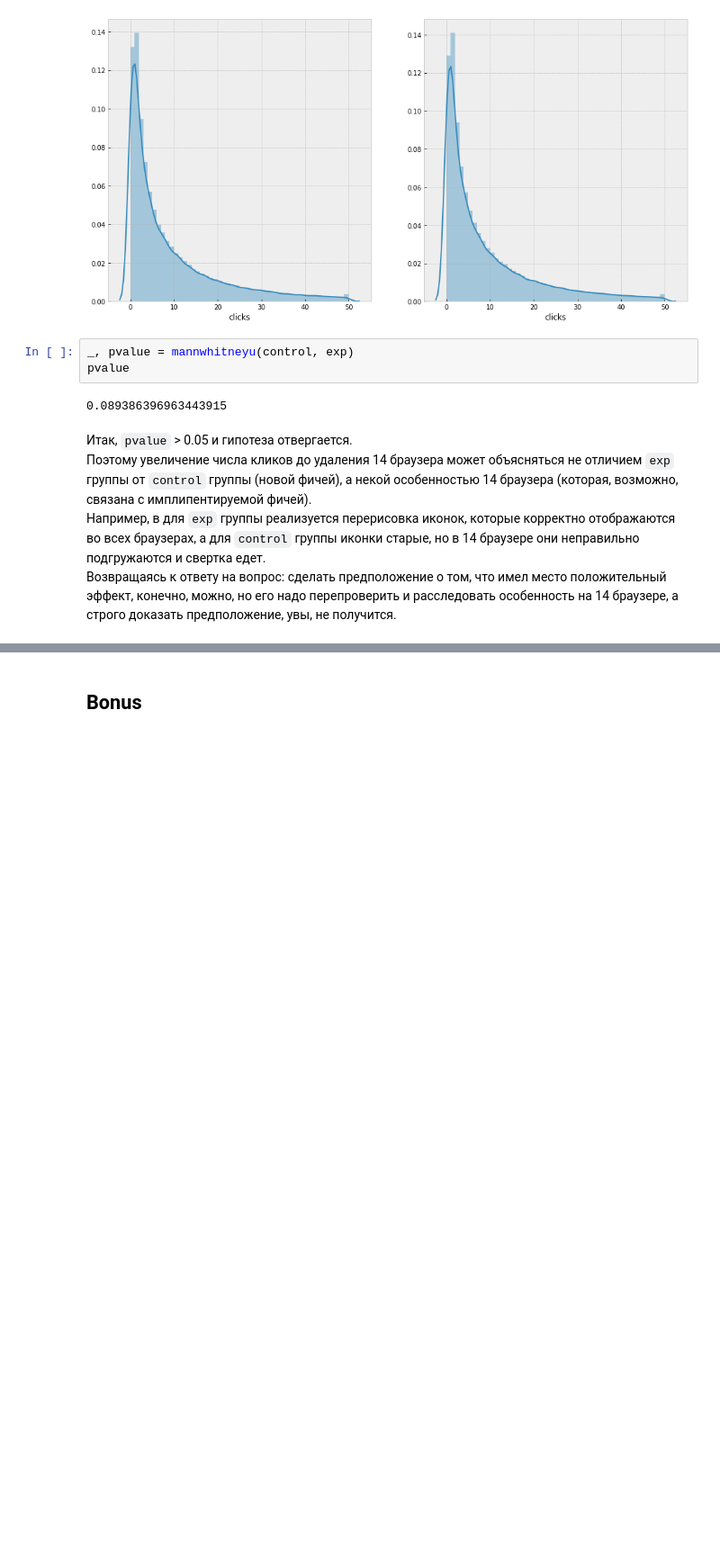
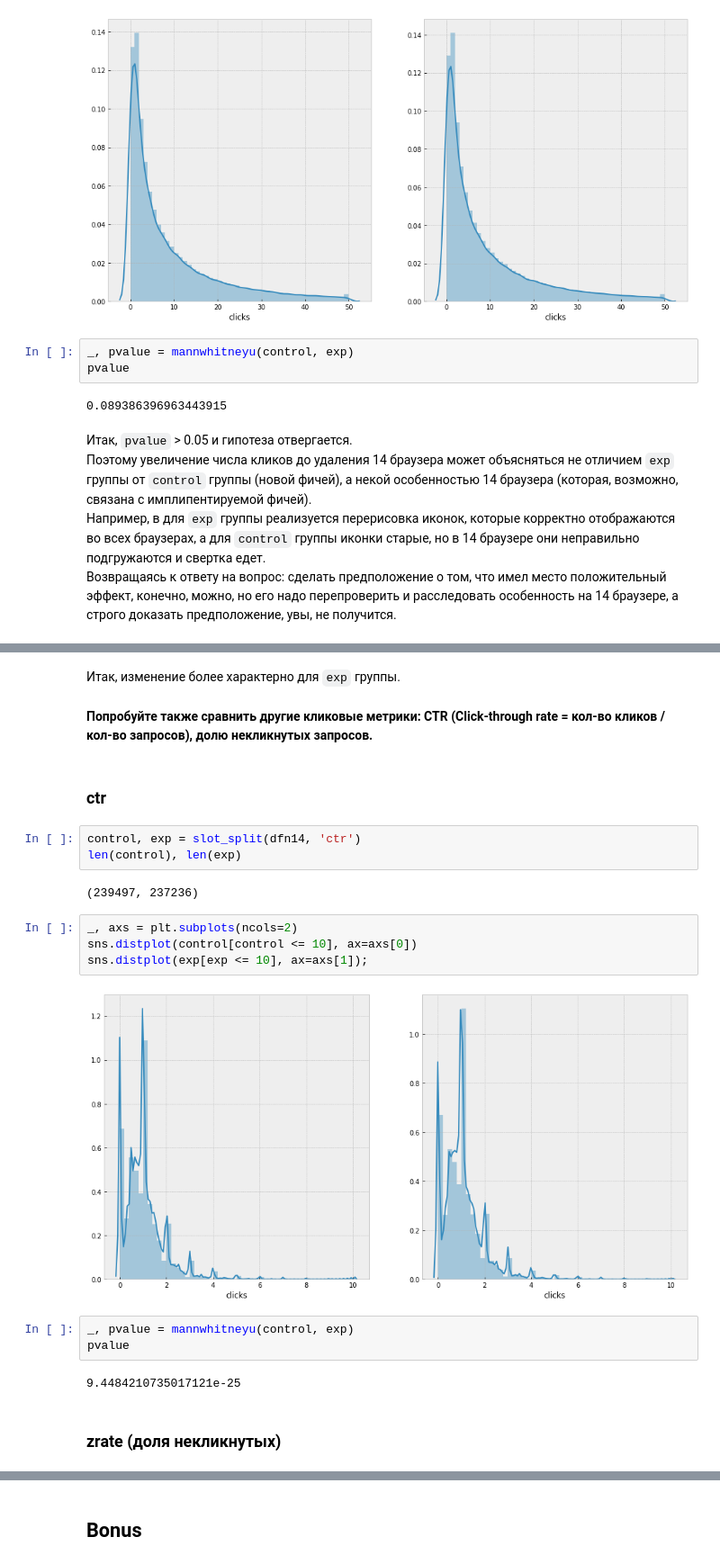
Before and after one commit to stasbel/pracanalytics-hw, a Jupyter notebook: task04/task.ipynb, the cells around one changed output, grey strips where cells are left out. Shown at 90% size. Cells and saved outputs as stored; diff of their text form; blank space fills up the shorter version.

```diff
--- a/task04/task.ipynb
+++ b/task04/task.ipynb
@@ -192,0 +218,24 @@ pvalue
+# %% [markdown]
+Итак, изменение более характерно для `exp` группы.
+# %% [markdown]
+**Попробуйте также сравнить другие кликовые метрики: CTR (Click-through rate = кол-во кликов / кол-во запросов), долю некликнутых запросов.**
+# %% [markdown]
+### ctr
+# %%
+control, exp = slot_split(dfn14, 'ctr')
+len(control), len(exp)
+# %% [output]
+(239497, 237236)
+# %%
+_, axs = plt.subplots(ncols=2)
+sns.distplot(control[control <= 10], ax=axs[0])
+sns.distplot(exp[exp <= 10], ax=axs[1]);
+# %% [output]
+[figure, added]
+# %%
+_, pvalue = mannwhitneyu(control, exp)
+pvalue
+# %% [output]
+9.4484210735017121e-25
+# %% [markdown]
+### zrate (доля некликнутых)
```
Also changed, not shown: parts of 24 cells of this notebook, 2 other files.
